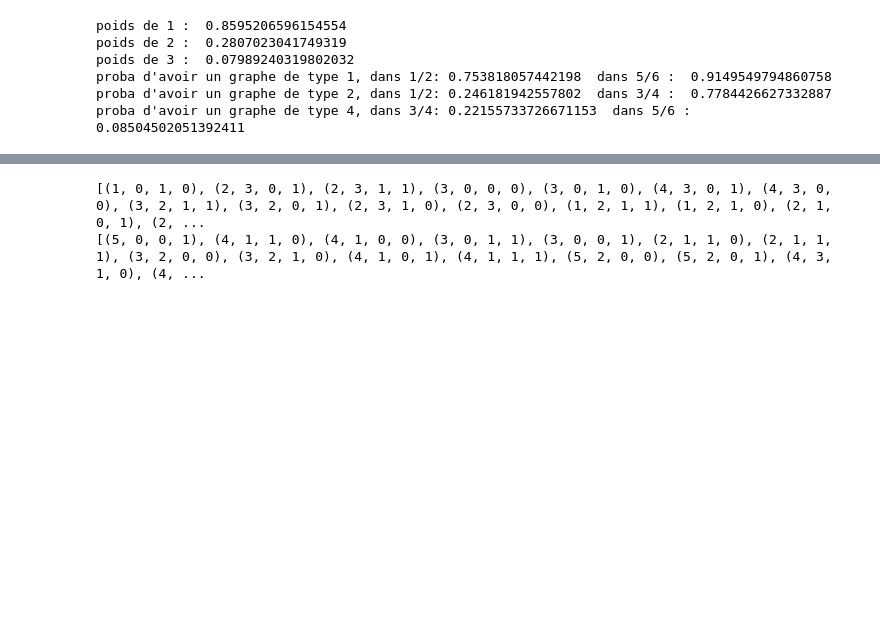
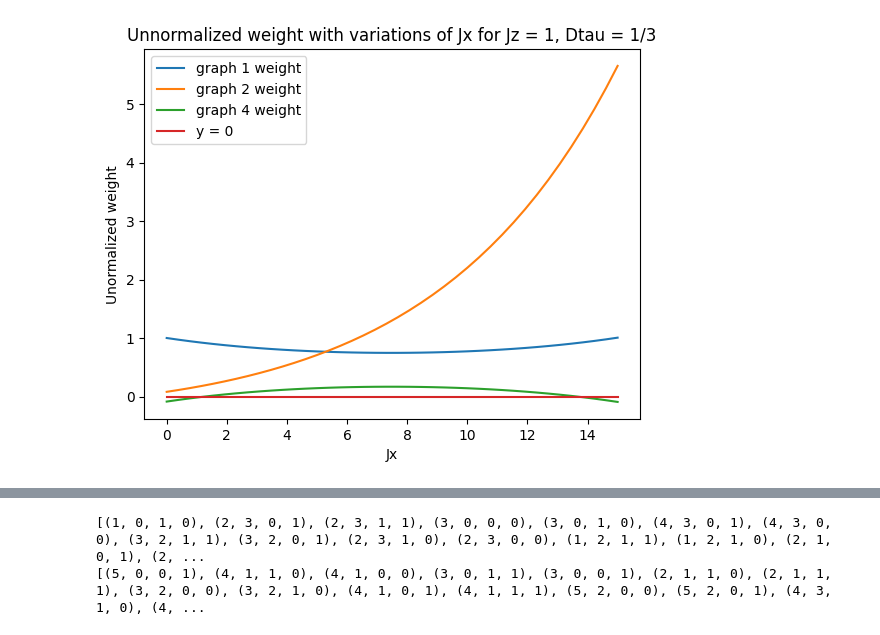
Before and after one commit to SimoneAusilio/qmc-algorithm-spin-system, a Jupyter notebook: test_graph_chessboard_and_LOOP.ipynb, the cells around one changed output, grey strips where cells are left out. Cells and saved outputs as stored; diff of their text form; code cells hidden in the pictures; blank space fills up the shorter version.

```diff
--- a/test_graph_chessboard_and_LOOP.ipynb
+++ b/test_graph_chessboard_and_LOOP.ipynb
@@ -9,31 +10,52 @@ chess_graph = graph_chessboard.Graph_chessboard(chess)
 # %%
 ### CALCULS DE POIDS INTERESSANTS
 import numpy as np
+import matplotlib.pyplot as plt
 Beta = 2
-m = 8
+m = 6
 Dtau = Beta/m
-Jx = 3
+#Jx = 3
 Jz = 1
-w1=np.exp(Dtau*Jz/4)*np.cosh(Dtau*Jx/2)
-w2=np.exp(-Dtau*Jz/4)*np.sinh(Dtau*Jx/2)
-w3=np.exp(-Dtau*Jz/4)
-x1 = (w1-w2+w3)/2
-y2 = (w1+w2-w3)/2
-z3 = (-w1+w2+w3)/2
+def poids(JzX):
+    W = np.empty((3,40))
+    k = 0
+    for Jx in JzX:
+        w1=np.exp(Dtau*Jz/4)*np.cosh(Dtau*Jx/2)
+        w2=np.exp(-Dtau*Jz/4)*np.sinh(Dtau*Jx/2)
+        w3=np.exp(-Dtau*Jz/4)
+        W[0][k] = (w1-w2+w3)/2
+        W[1][k] = (w1+w2-w3)/2
+        W[2][k] = (-w1+w2+w3)/2
+
+        k+=1
+    return W
+
+
+"""
+
+
 print("poids de 1 : ",x1)
 print("poids de 2 : ",y2)
 print("poids de 3 : ",z3)
 
 print("proba d'avoir un graphe de type 1, dans 1/2:",x1/w1, " dans 5/6 : ",x1/w3)
 print("proba d'avoir un graphe de type 2, dans 1/2:",y2/w1, " dans 3/4 : ",y2/w2)
-print("proba d'avoir un graphe de type 4, dans 3/4:",z3/w2, " dans 5/6 : ",z3/w3)
+print("proba d'avoir un graphe de type 4, dans 3/4:",z3/w2, " dans 5/6 : ",z3/w3)"""
+
+Jx = np.linspace(0,15,40)
+
+Wa,Wb,Wc = poids(Jx)[0],poids(Jx)[1],poids(Jx)[2]
+plt.plot(Jx,Wa,label = "graph 1 weight")
+plt.plot(Jx,Wb,label = "graph 2 weight")
+plt.plot(Jx,Wc,label = "graph 4 weight")
+plt.plot(Jx, np.zeros(40), label = "y = 0")
+plt.xlabel("Jx")
+plt.ylabel("Unormalized weight")
+plt.title("Unnormalized weight with variations of Jx for Jz = 1, Dtau = 1/3")
+plt.legend()
+plt.show()
 # %% [output]
-poids de 1 :  0.8595206596154554
-poids de 2 :  0.2807023041749319
-poids de 3 :  0.07989240319802032
-proba d'avoir un graphe de type 1, dans 1/2: 0.753818057442198  dans 5/6 :  0.9149549794860758
-proba d'avoir un graphe de type 2, dans 1/2: 0.246181942557802  dans 3/4 :  0.7784426627332887
-proba d'avoir un graphe de type 4, dans 3/4: 0.22155733726671153  dans 5/6 :  0.08504502051392411
+[figure, added]
 # %%
 chess._plot_chessboard_image()
 #chess_graph._update_graph_chessboard(chess)
```
Also changed, not shown: parts of 3 cells of this notebook, 13 other files.
